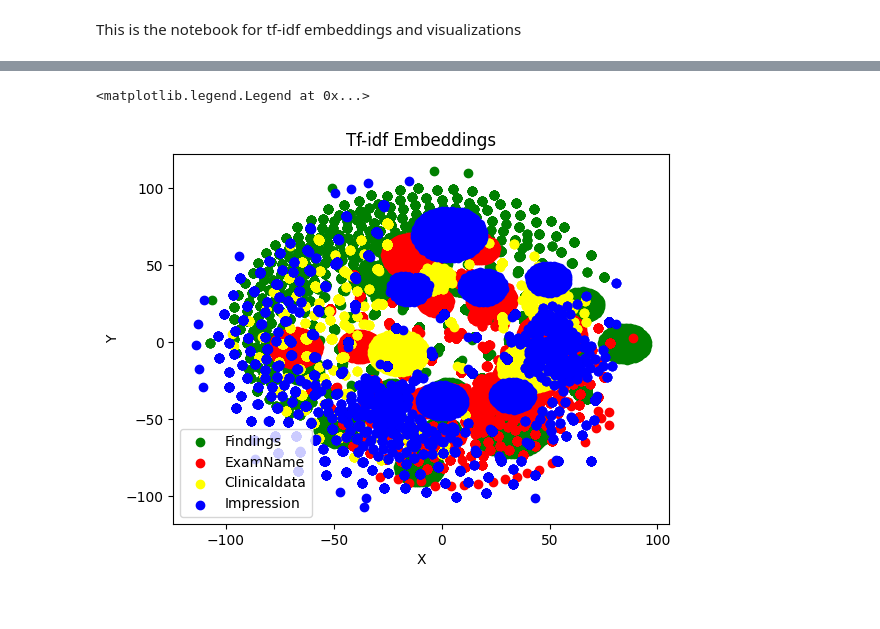
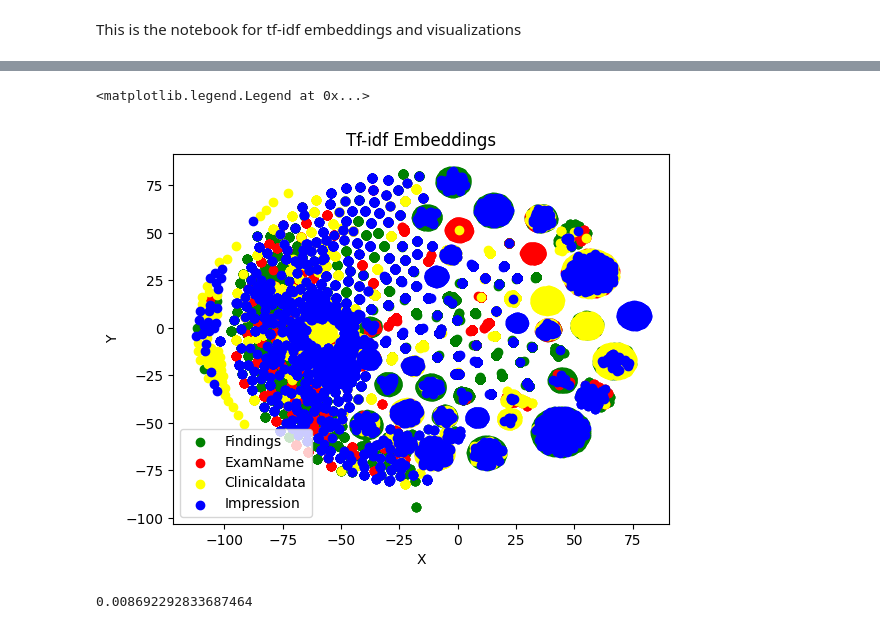
Before and after one commit to eleferrets/OpenAv-RadAI, a Jupyter notebook: openav_notebook_idf.ipynb, the cells around one changed output, grey strips where cells are left out. Drawn from its saved outputs; the diff is of its cells as text; code cells hidden in the pictures.

```diff
--- a/openav_notebook_idf.ipynb
+++ b/openav_notebook_idf.ipynb
@@ -27,3 +27,4 @@ corpus_findings=[word for i in report_findings if isinstance(i, list) for word i
 corpus_clinicaldata=[word for i in report_clinicaldata if isinstance(i, list) for word in i ]
 corpus_examname=[word for i in report_examname if isinstance(i, list) for word in i ]
 corpus_impression=[word for i in report_impression if isinstance(i, list) for word in i ]
+corpus = corpus_findings + corpus_clinicaldata + corpus_examname + corpus_impression
@@ -101,0 +31,5 @@ array([[ -3.571836 ,  65.39446  ],
+# %%
+# Get the tfidf vectorizer fit
+vectorizer = TfidfVectorizer()
+X = vectorizer.fit_transform(corpus)
+vectorizer.get_feature_names_out()
@@ -101,0 +53,3 @@ array([[ -3.571836 ,  65.39446  ],
+# %%
+X_embedded = TSNE(n_components=2, learning_rate='auto',init='random',perplexity=3).fit_transform(X)
+X_embedded
@@ -102,16 +64,22 @@ array([[ -3.571836 ,  65.39446  ],
 # %%
 plt.title("Tf-idf Embeddings")
 plt.xlabel("X")
 plt.ylabel("Y")
 
 # Notation :,# takes all the columns from the number
-plt.scatter(X_embeddedF[:,0], X_embeddedF[:,1], c='green')
-plt.scatter(X_embeddedE[:,0], X_embeddedE[:,1], c='red')
-plt.scatter(X_embeddedC[:,0], X_embeddedC[:,1], c='yellow')
-plt.scatter(X_embeddedI[:,0], X_embeddedI[:,1], c='blue')
+lF = len(corpus_findings)
+lC = len(corpus_clinicaldata)
+lE = len(corpus_examname)
+lI = len(corpus_impression)
+
+
+plt.scatter(X_embedded[0:lF,0], X_embedded[0:lF,1], c='green')
+plt.scatter(X_embedded[lF:lF+lC,0], X_embedded[lF:lF+lC,1], c='red')
+plt.scatter(X_embedded[lF+lC:lF+lC+lE,0], X_embedded[lF+lC:lF+lC+lE,1], c='yellow')
+plt.scatter(X_embedded[lF+lC+lE:,0], X_embedded[lF+lC+lE:,1], c='blue')
 plt.legend(['Findings', 'ExamName','Clinicaldata','Impression'])
 # %% [output]
 <matplotlib.legend.Legend at 0x...>
-[figure, old version]
+[figure, new version]
 # %%
 plt.show()
@@ -117,0 +105,7 @@ plt.show()
+# %%
+# Regression - fits the model and returns it with the intercept and slope
+model = LogisticRegression(multi_class='ovr', solver='liblinear')
+model.fit(x_train, y_train)
+model.score(x_test,y_test)
+# %% [output]
+0.008692292833687464
```
Also changed, not shown: parts of 25 cells of this notebook, 3 other files.
